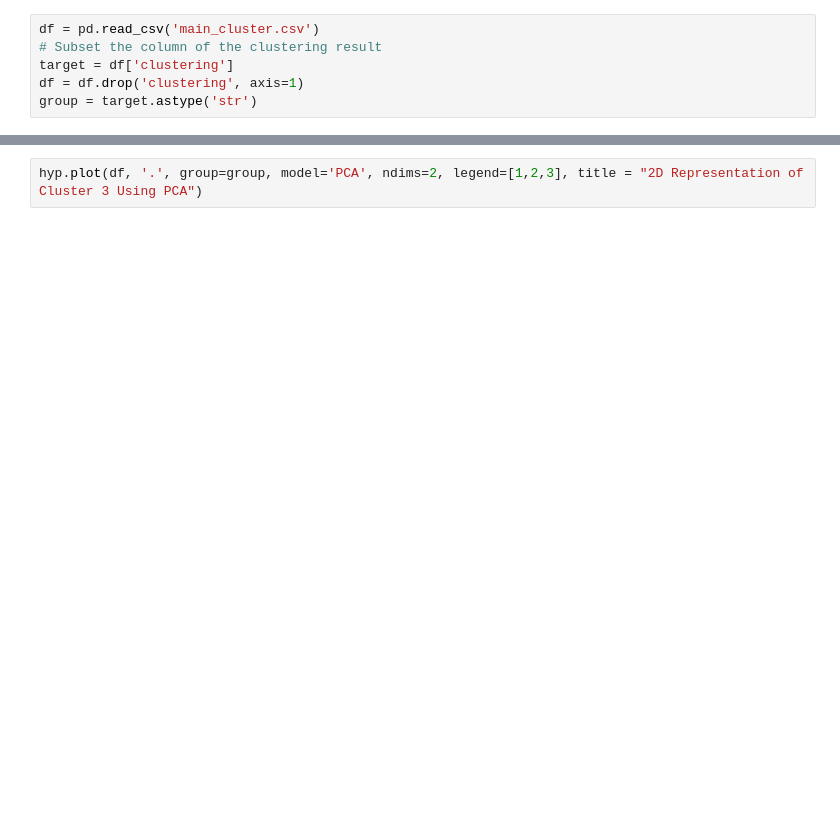
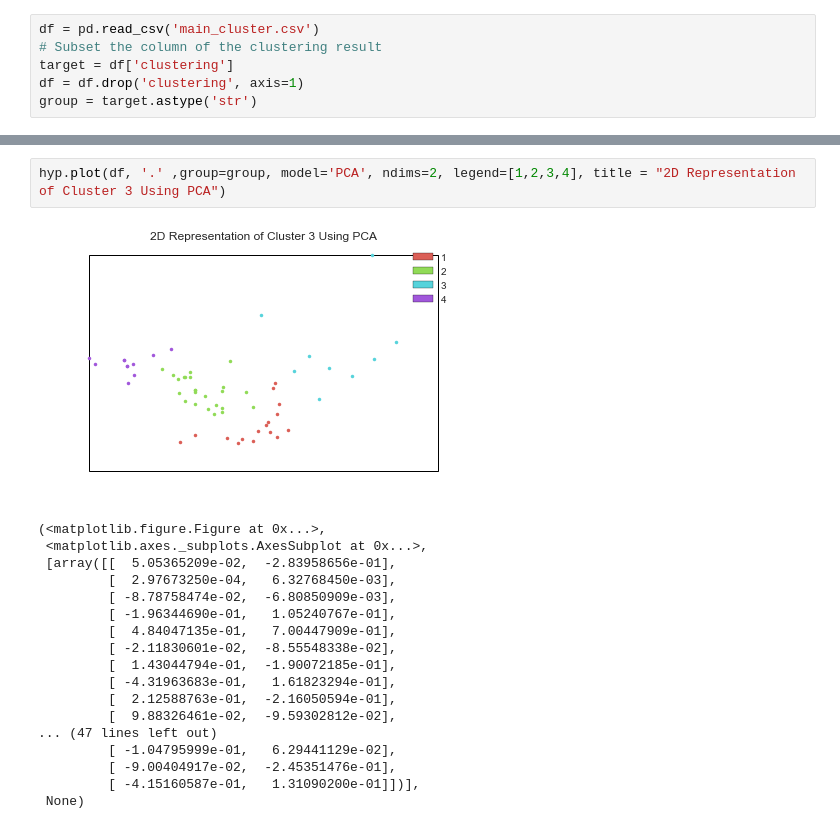
Before and after one commit to juandes/audio-features-unsupervised-learning, a Jupyter notebook: data_visualization.ipynb, the cells around one changed output, grey strips where cells are left out. Cells and saved outputs as stored; diff of their text form; blank space fills up the shorter version.

Commit message:
Plots are now printed inline

```diff
--- a/data_visualization.ipynb
+++ b/data_visualization.ipynb
@@ -47,3 +82,22 @@ hyp.plot(df, '.' ,group=group, model='TSNE', ndims=2, legend=[1,2,3,4], title =
 # %%
-hyp.plot(df, '.', group=group, model='PCA', ndims=2, legend=[1,2,3], title = "2D Representation of Cluster 3 Using PCA")
+hyp.plot(df, '.' ,group=group, model='PCA', ndims=2, legend=[1,2,3,4], title = "2D Representation of Cluster 3 Using PCA")
+# %% [output]
+[figure, added]
+(<matplotlib.figure.Figure at 0x...>,
+ <matplotlib.axes._subplots.AxesSubplot at 0x...>,
+ [array([[  5.05365209e-02,  -2.83958656e-01],
+         [  2.97673250e-04,   6.32768450e-03],
+         [ -8.78758474e-02,  -6.80850909e-03],
+         [ -1.96344690e-01,   1.05240767e-01],
+         [  4.84047135e-01,   7.00447909e-01],
+         [ -2.11830601e-02,  -8.55548338e-02],
+         [  1.43044794e-01,  -1.90072185e-01],
+         [ -4.31963683e-01,   1.61823294e-01],
+         [  2.12588763e-01,  -2.16050594e-01],
+         [  9.88326461e-02,  -9.59302812e-02],
+... (47 lines left out)
+         [ -1.04795999e-01,   6.29441129e-02],
+         [ -9.00404917e-02,  -2.45351476e-01],
+         [ -4.15160587e-01,   1.31090200e-01]])],
+ None)
 # %%
```
Also changed, not shown: parts of 7 cells of this notebook.
